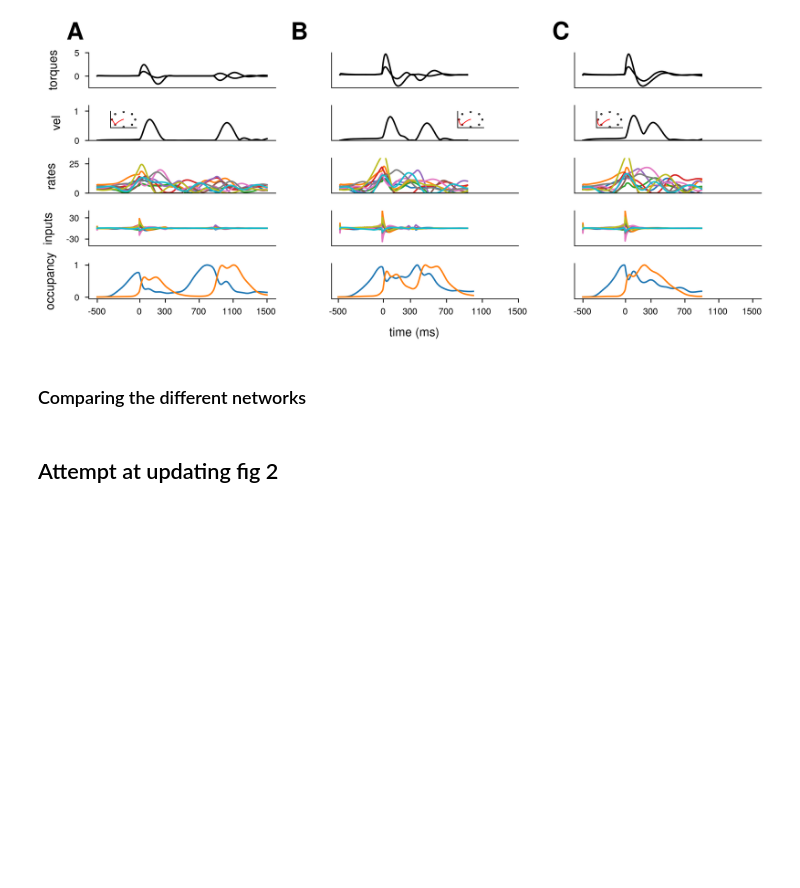
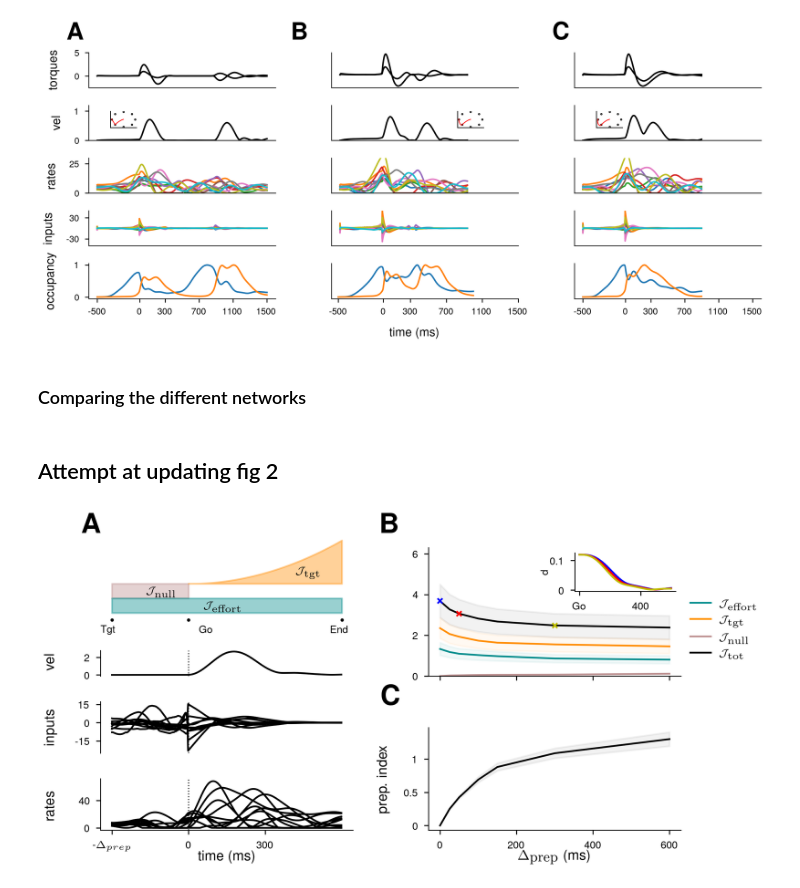
Before and after one commit to marineschimel/why-prep-2, a Jupyter notebook: notebooks/plots.ipynb, the cells around one changed output. Cells and saved outputs as stored; diff of their text form; code cells hidden in the pictures; blank space fills up the shorter version.

```diff
--- a/notebooks/plots.ipynb
+++ b/notebooks/plots.ipynb
@@ -1006,37 +1060,52 @@ fig.savefig("fig_5.pdf", format = "pdf", bbox_inches='tight')
 import matplotlib.lines as mlines
 import matplotlib.gridspec as gridspec
 from matplotlib.patches import Polygon, Rectangle
+from mpl_toolkits.axes_grid1.inset_locator import inset_axes
 
 fig, axes = plt.subplots(nrows=4, ncols=2,  figsize=(6, 3), dpi = 400)
 plt.subplots_adjust(hspace=0.5)
 plt.subplots_adjust(wspace=0.3)
 
 cs = ["darkcyan", "darkorange", 'rosybrown', 'indigo', 'deepskyblue', 'royalblue', 'slategray']
+c_times = ["b","r","y"]
 neurons = [0, 8, 11, 20, 44, 100, 101, 144, 198, 199]
 
 #plot the cost
 pos0 = axes[0,0].get_position()
-axes[0,0].set_position([pos0.x0, pos0.y0 - 0.7*pos0.height, pos0.width, 1.7*pos0.height])
+axes[0,0].set_position([pos0.x0, pos0.y0 - 0.7*pos0.height + 0.03, pos0.width, 1.7*pos0.height])
 pts = np.array([[3/9,0.6], [1,0.6], [1,1]])
-p = Polygon(pts, closed=False, alpha = 0.4, color = cs[2])
-axes[0,0].add_patch(p)
-r1 = Rectangle(xy = (0,0.4), width = 3/9, height = 0.2, color = cs[3], alpha = 0.4)
-r2 = Rectangle(xy = (0,0.2), width = 1, height = 0.2, color = cs[4], alpha = 0.4)
-axes[0,0].add_patch(r1)
-axes[0,0].add_patch(r2)
-axes[0,0].text(0.4, 0.25, '$\\mathcal{J}_{\\textrm{effort}}$', size = fs_m1)
-axes[0,0].text(0.8, 0.7, '$\\mathcal{J}_\\textrm{tgt}$', size = fs_m1)
-axes[0,0].text(0.15, 0.45, '$\\mathcal{J}_\\textrm{null}$', size = fs_m1)
+#p = Polygon(pts, closed=False, alpha = 0.4, color = cs[2])
+#axes[0,0].add_patch(p)
+x1 = np.linspace(0,1,1000)
+y0 = np.zeros(1000)
+y1 = np.zeros(1000) + 0.15
+x2 = np.linspace(0,3/9,1000)
+y2_top = np.zeros(1000) + 0.3
+y2_bot = np.zeros(1000) + 0.15
+x3 = np.linspace(3/9,1,1000)
+y3_top = (x3-3/9)**2 + 0.3
+y3_bot = 0*x3 + 0.3
+#r1 = Rectangle(xy = (0,0.4), width = 3/9, height = 0.2, color = cs[3], alpha = 0.4)
+#r2 = Rectangle(xy = (0,0.2), width = 1, height = 0.2, color = cs[4], alpha = 0.4)
+#axes[0,0].add_patch(r1)
+#axes[0,0].add_patch(r2)
+axes[0,0].set_xlim(0,1)
+axes[0,0].fill_between(x2,y2_bot, y2_top, color=cs[2], alpha=0.4)
+axes[0,0].fill_between(x1, y0, y1, color=cs[0], alpha=0.4)
+axes[0,0].fill_between(x3,y3_top, y3_bot, color=cs[1], alpha=0.4)
+axes[0,0].text(0.4, 0.05, '$\\mathcal{J}_{\\textrm{effort}}$', size = fs_m1)
+axes[0,0].text(0.8, 0.4, '$\\mathcal{J}_\\textrm{tgt}$', size = fs_m1)
+axes[0,0].text(0.15, 0.2, '$\\mathcal{J}_\\textrm{null}$', size = fs_m1)
 axes[0,0].set_xticks([])
 axes[0,0].set_yticks([])
 axes[0,0].spines["bottom"].set_visible(False)
 axes[0,0].spines["left"].set_visible(False)
-axes[0,0].plot(0,0.1,'ko',  markersize = 0.9)
-axes[0,0].plot(3/9,0.1,'ko',  markersize = 0.9)
-axes[0,0].plot(1,0.1,'ko', markersize = 0.9)
-axes[0,0].text(-0.05,-0.05,"Tgt", fontsize=fs_m1)
-axes[0,0].text(3/7-0.05,-0.05,"Go",  fontsize=fs_m1)
-axes[0,0].text(1-0.05,-0.05,"End",  fontsize=fs_m1)
+axes[0,0].plot(0,-0.07,'ko',  markersize = 0.9)
+axes[0,0].plot(3/9,-0.07,'ko',  markersize = 0.9)
+axes[0,0].plot(1,-0.07,'ko', markersize = 0.9)
+axes[0,0].text(-0.05,-0.2,"Tgt", fontsize=fs_m1)
+axes[0,0].text(3/7-0.05,-0.2,"Go",  fontsize=fs_m1)
+axes[0,0].text(1-0.05,-0.2,"End",  fontsize=fs_m1)
 #plot the velocity (maybe torques as well and half plots? )
 
 pos01 = axes[1,0].get_position()
@@ -1044,22 +1113,19 @@ axes[1,0].set_position([pos01.x0, pos01.y0, pos01.width, 0.5*pos01.height])
 axes[1,0].set_xticks([])
 axes[1,0].set_yticks([0,2], [0,2])
 axes[1,0].plot(np.sqrt(mov(300)[:,2]**2 + mov(300)[:,3]**2), 'k')
-axes[1,0].set_ylabel('vel')
 axes[1,0].axvline(x = 150,c = 'k', linestyle = 'dotted', linewidth = 0.6)
 #plot the inputs
 for i, n in enumerate(neurons):
     axes[2, 0].plot(us(300)[:,n], 'k')
 axes[2,0].set_xticks([])
-axes[2,0].set_yticks([-10,0,10], [-10,0,10])
-axes[2, 0].set_ylabel('inputs')
+axes[2,0].set_yticks([-15,0,15], [-15,0,15])
 axes[2, 0].axvline(x = 150,c = 'k', linestyle = 'dotted', linewidth = 0.6)
-
+axes[3,0].set_yticks([0,40], [0,40])
 
 #plot the trajectories
 for i, n in enumerate(neurons):
     axes[3, 0].plot(rates(300)[:,n], 'k')
 axes[3,0].set_xlabel('time (ms)', labelpad = -0.5)
-axes[3,0].set_ylabel('rates')
 axes[3,0].axvline(x = 150,c = 'k', linestyle = 'dotted', linewidth = 0.6)
 axes[3,0].set_xticks([0,150,300], ['-$\\Delta_{prep}$', '0', '300'])
 
@@ -1082,9 +1148,14 @@ axes[1,1].legend(loc = "upper right")
 axes[1,1].plot(times, m_cost_torques, cs[2], label =  '$\\mathcal{J}_{\\textrm{null}}$')
 axes[1,1].fill_between(times, mb_torques, mu_torques, color=cs[2], alpha=0.05)
 axes[1,1].plot(times, m_loss, 'k', label =  '$\\mathcal{J}_\\textrm{{tot}}$')
-axes[1,1].legend(loc = (0.8,0.6))
+axes[1,1].plot(times[0], m_loss[0], 'x', color=c_times[0])
+axes[1,1].plot(times[2], m_loss[2], 'x', color=c_times[1])
+axes[1,1].plot(times[5], m_loss[5], 'x', color=c_times[2])
+axes[1,1].legend(loc = (1.02,0.1))
 axes[1,1].fill_between(times, mb_loss, mu_loss, color='k', alpha=0.05)
-axes[1,1].set_xticks([])
+axes[1,1].set_xticks([0,200,400,600],[])
+axes[1,1].set_yticks([0,200,400,600], [0,2,4,6])
+axes[1,1].set_ylim(0,630)
 
 #plot the prep index
 
@@ -1094,36 +1165,53 @@ mu = m_prep + 1.96*v_prep
 pos2 = axes[2,1].get_position()
 pos3 = axes[3,1].get_position()
 axes[2,1].set_position([pos2.x0, pos3.y0, pos2.width, 2*pos2.height])
-axes[2,1].plot(times, m_prep)
-axes[2,1].fill_between(times, mb, mu, color='b', alpha=0.05, label='95% confidence')
+axes[2,1].set_yticks([0,0.5,1], [0,0.5,1])
+axes[2,1].set_xticks([0,200,400,600], [0,200,400,600])
+axes[2,1].plot(times, m_prep, 'k')
+axes[2,1].fill_between(times, mb, mu, color='k', alpha=0.05, label='95% confidence')
 axes[2,1].set_ylabel('prep. index')
-axes[2,1].set_xlabel('$\\Delta_{prep}$', labelpad = -0.5)
+axes[2,1].set_xlabel('$\\Delta_{\\textrm{prep}}$ (ms)', labelpad = -0.5)
+axins = inset_axes(axes[1,1], width="40%", height="30%", loc=1)
+pos_ins = axins.get_position()
+axins.set_position([pos_ins.x0, pos_ins.y0 + pos_ins.height, pos_ins.width, pos_ins.height])
+for i,t in enumerate([0,50,300]):
+    m, _ = mean_dist_to_tgt(t)
+    axins.plot(m, color=c_times[i])
+axins.set_xticks([0,200],["Go", 400])
+axins.set_yticks([0,0.1], [0,0.1])
+axins.set_ylabel("d", fontsize=6,labelpad=-0.02)
 axes[3,1].set_visible(False)
 axes[0,1].set_visible(False)
 axes[2,0].spines["bottom"].set_visible(False)
 axes[1,0].spines["bottom"].set_visible(False)
 xb, xu = axes[2,0].get_xlim()
 axes[0,0].set_xlim(xb/450, xu/450)
 # n_prep = 149
 # for i in range(n_targets + 1):
 #     dprojs = proj_prep(i)[1:n_prep-1] - proj_prep(i)[0:n_prep-2]
 #     dx, dy = dprojs[-1,0], dprojs[-1,1]
 #     xf, yf = proj_prep(i)[n_prep,0], proj_prep(i)[n_prep,1]
 #     axes[1,0].plot(proj_prep(i)[:n_prep,0], proj_prep(i)[:n_prep,1], cs[i])
 #     axes[1,0].arrow(xf,yf,dx,dy, width = 0.02, color = cs[i])
 # axes[1,0].set_xlabel('PC1')
 # axes[1,0].set_ylabel('PC2')
 #current_pos = axes[0, 4].get_position()
 #axes[0, 4].set_position([current_pos.x0 + 0.03, current_pos.y0, current_pos.width, current_pos.height])
 
 fig.text(0.1, 0.92, '$\\textbf{A}$', size = 16)
 fig.text(0.5, 0.92, '$\\textbf{B}$', size = 16)
+#fig.text(0.502, 0.865, '$\\times 10^{-3}$', size = 8)
 fig.text(0.5, 0.46, '$\\textbf{C}$', size = 16)
 # fig.text(0.1, 0.46,'$\\textbf{D}$', size = 16)
 # fig.text(0.36, 0.46, '$\\textbf{E}$', size = 16)
 # fig.text(0.66, 0.46, '$\\textbf{F}$', size = 16)
 #fig.text(-0.05, 0.17, 'iLQR-MAML', rotation = "vertical", size = 20)
 #fig.text(0.4, -0.04, 'time', size = 16, ha='center')
 #fig.text(0.94, -0.04, 'output 0', size = 16, ha='center')
+fig.text(0.05, 0.36, "inputs", size = 8, rotation ="vertical")
+fig.text(0.05, 0.56, "vel", size = 8, rotation ="vertical")
+fig.text(0.05, 0.16, "rates", size = 8, rotation ="vertical")
 plt.show()
-fig.savefig("fig_2_test.pdf", format = "pdf", bbox_inches='tight')
+fig.savefig("fig_2_w_inset.pdf", format = "pdf", bbox_inches='tight')
+# %% [output]
+[figure, added]
```
Also changed, not shown: parts of 9 cells of this notebook, 3 other files.
